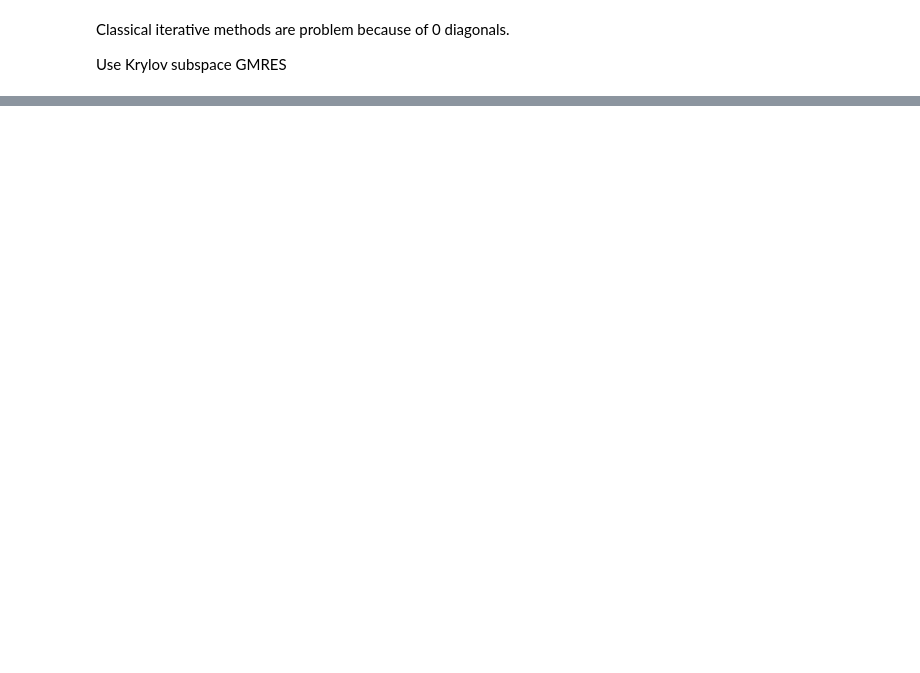
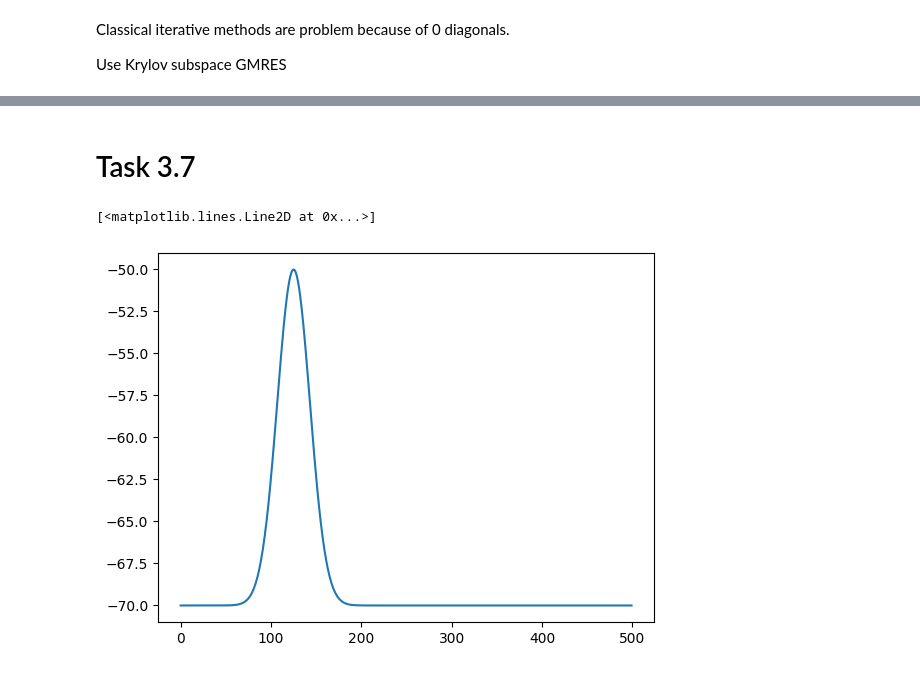
Before and after one commit to emilssp/Computational_Physics_v24, a Jupyter notebook: Neural_Dynamics/main.ipynb, the cells around one changed output, grey strips where cells are left out. Cells and saved outputs as stored; diff of their text form; code cells hidden in the pictures; blank space fills up the shorter version.

```diff
--- a/Neural_Dynamics/main.ipynb
+++ b/Neural_Dynamics/main.ipynb
@@ -402,0 +593,29 @@ Solution using sp.sparse.linalg.gmres:
+# %% [markdown]
+# Task 3.7
+# %%
+# Constants
+lam = 0.18  # Square of lambda
+tau = 2.0  # Tau
+gamma = 0.5  # Gamma for g_Na
+V_star = -40  # V* for g_Na
+V_Na = 56  # Nernst potential for Na+
+V_K = -76  # Nernst potential for K+
+g_K = 5.0  # Constant permeability for K+
+
+dx = 0.01
+dt = tau*dx**2/(2*lam**2)
+L = 5
+endtime = 5.0
+times = np.arange(0,endtime, dt)
+x = np.arange(0,L, dx)
+
+V_appl = -50 # mV
+V_mem = -70 # mV
+x0 = L/4
+
+V0 = (V_appl - V_mem) * np.exp(-((x-x0)**2)/(2* lam**2)) + V_mem
+
+plt.plot(V0)
+# %% [output]
+[<matplotlib.lines.Line2D at 0x...>]
+[figure, added]
```
Also changed, not shown: parts of 20 cells of this notebook, 1 other file.
